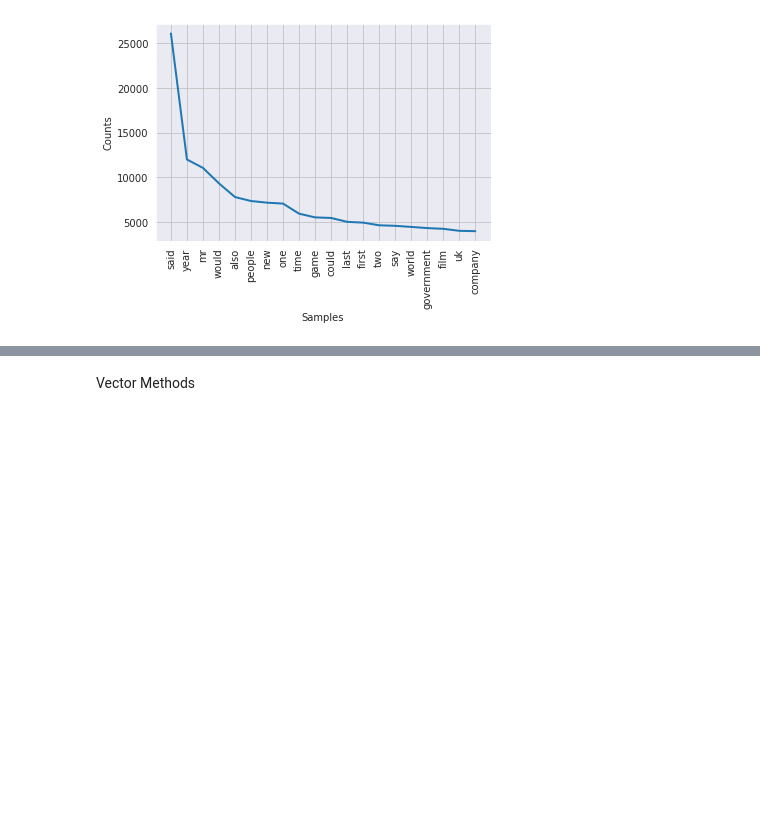
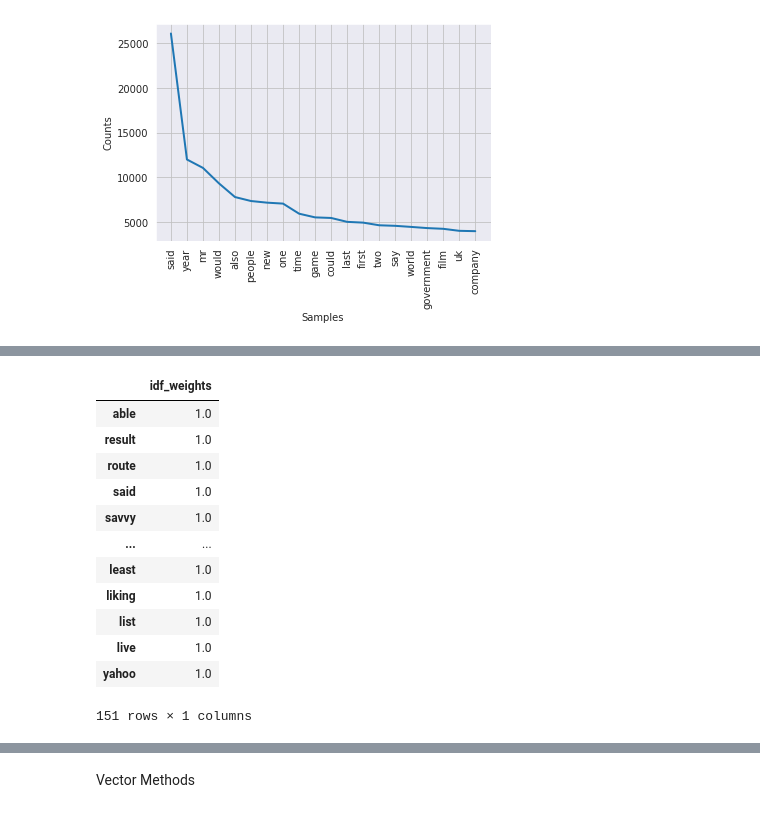
Before and after one commit to Bahaakhalled/Bahaakhalled.github.io, a Jupyter notebook: Machinfy_NLP.ipynb, the cells around one changed output, grey strips where cells are left out. Saved outputs shown, nothing was run; the diff lists cells and outputs as text; code cells hidden in the pictures; blank space fills up the shorter version.

```diff
--- a/Machinfy_NLP.ipynb
+++ b/Machinfy_NLP.ipynb
@@ -286,4 +310,7 @@ savvy searchers fail to spot ads internet search engine users are an odd mix of
 # %%
-bow_converter = CountVectorizer(tokenizer=lambda doc: doc)
-x = bow_converter.fit_transform(copydata1['text1'])
-words = bow_converter.get_feature_names()
+bow_converter = CountVectorizer()
+def Countvcr(text):
+  input=[text]
+  x = bow_converter.fit_transform(input)
+  words = bow_converter.get_feature_names()
+  return
@@ -293,0 +337,3 @@ len(words)
+# %%
+tfidf_transformer=TfidfTransformer(smooth_idf=True,use_idf=True)
+tfidf_transformer.fit(x)
@@ -294,3 +392,22 @@ len(words)
+# %%
+# print idf values
+df_idf = pd.DataFrame(tfidf_transformer.idf_, index=bow_converter.get_feature_names(),columns=["idf_weights"])
+# sort ascending
+df_idf.sort_values(by=['idf_weights'])
+# %% [output]
+|  | idf_weights |
+| able | 1.0 |
+| result | 1.0 |
+| route | 1.0 |
+| said | 1.0 |
+| savvy | 1.0 |
+| ... | ... |
+| least | 1.0 |
+| liking | 1.0 |
+| list | 1.0 |
+| live | 1.0 |
+| yahoo | 1.0 |
+151 rows × 1 columns
 # %%
 def jaccard_similarity(x,y):
   """ returns the jaccard similarity between two lists """
```
Also changed, not shown: parts of 22 cells of this notebook.
